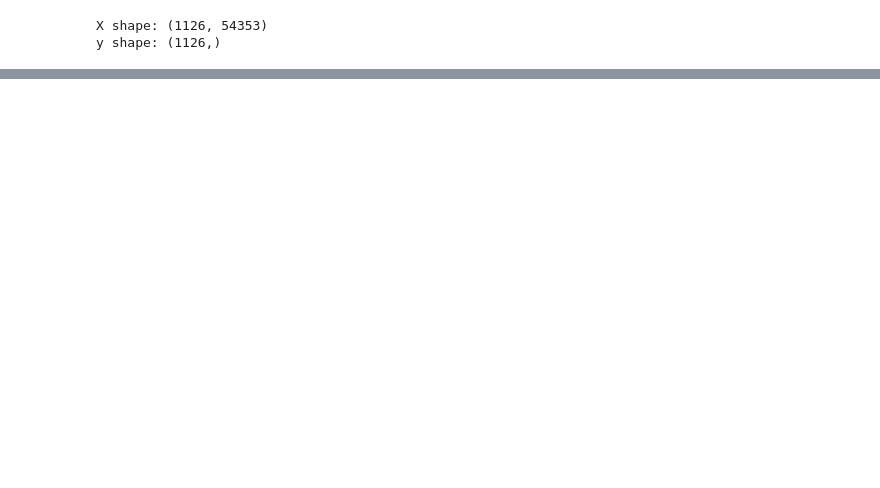
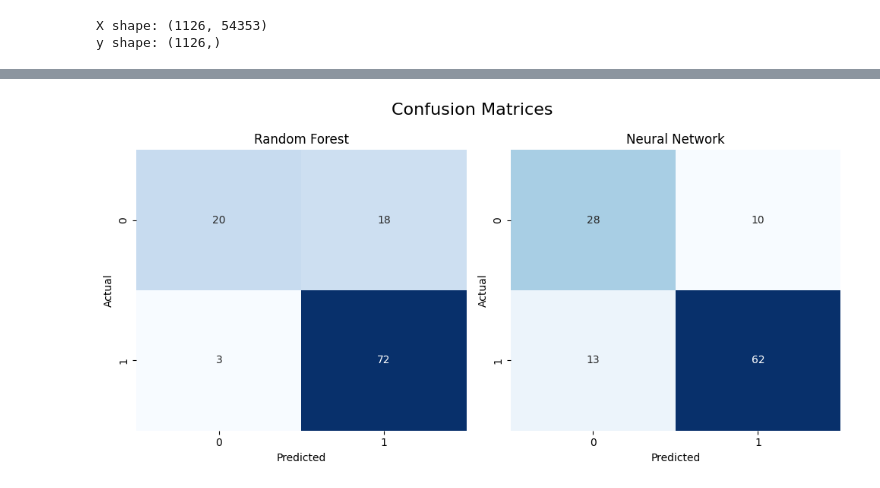
Before and after one commit to lorenzoturiano/ML-lab, a Jupyter notebook: ccle_bin_class.ipynb, the cells around one changed output, grey strips where cells are left out. Drawn from its saved outputs; the diff is of its cells as text; code cells hidden in the pictures; blank space fills up the shorter version.

```diff
--- a/ccle_bin_class.ipynb
+++ b/ccle_bin_class.ipynb
@@ -269,0 +389,9 @@ plt.show()
+# %%
+# Make predictions on test set
+y_pred_nn = best_nn.predict(X_test_np)
+
+# Evaluation
+accuracy_nn = accuracy_score(y_test_np, y_pred_nn)
+precision_nn = precision_score(y_test_np, y_pred_nn)
+recall_nn = recall_score(y_test_np, y_pred_nn)
+f1_nn = f1_score(y_test_np, y_pred_nn)
@@ -269,0 +430,33 @@ plt.show()
+# %%
+from sklearn.metrics import confusion_matrix
+
+cm_rf = confusion_matrix(y_test_np, y_pred_rf)
+cm_xgb = confusion_matrix(y_test_np, y_pred_xgb)
+cm_nn = confusion_matrix(y_test_np, y_pred_nn)
+# %%
+classifier_names = [
+    'Random Forest',
+    'XGBoost',
+    'Neural Network'
+]
+
+fig, axes = plt.subplots(1, 2, figsize=(10,5))
+fig.suptitle('Confusion Matrices', fontsize=16)
+
+axes = axes.ravel()
+
+for i, (cm, name) in enumerate(zip(
+    [cm_rf,
+    # cm_xgb,
+    cm_nn],
+    classifier_names
+)):
+    sns.heatmap(cm, annot=True, fmt='d', cmap='Blues', ax=axes[i], cbar=False)
+    axes[i].set_title(name)
+    axes[i].set_xlabel('Predicted')
+    axes[i].set_ylabel('Actual')
+
+plt.tight_layout()
+plt.show()
+# %% [output]
+[figure, added]
```
Also changed, not shown: parts of 48 cells of this notebook, 3 other files.
